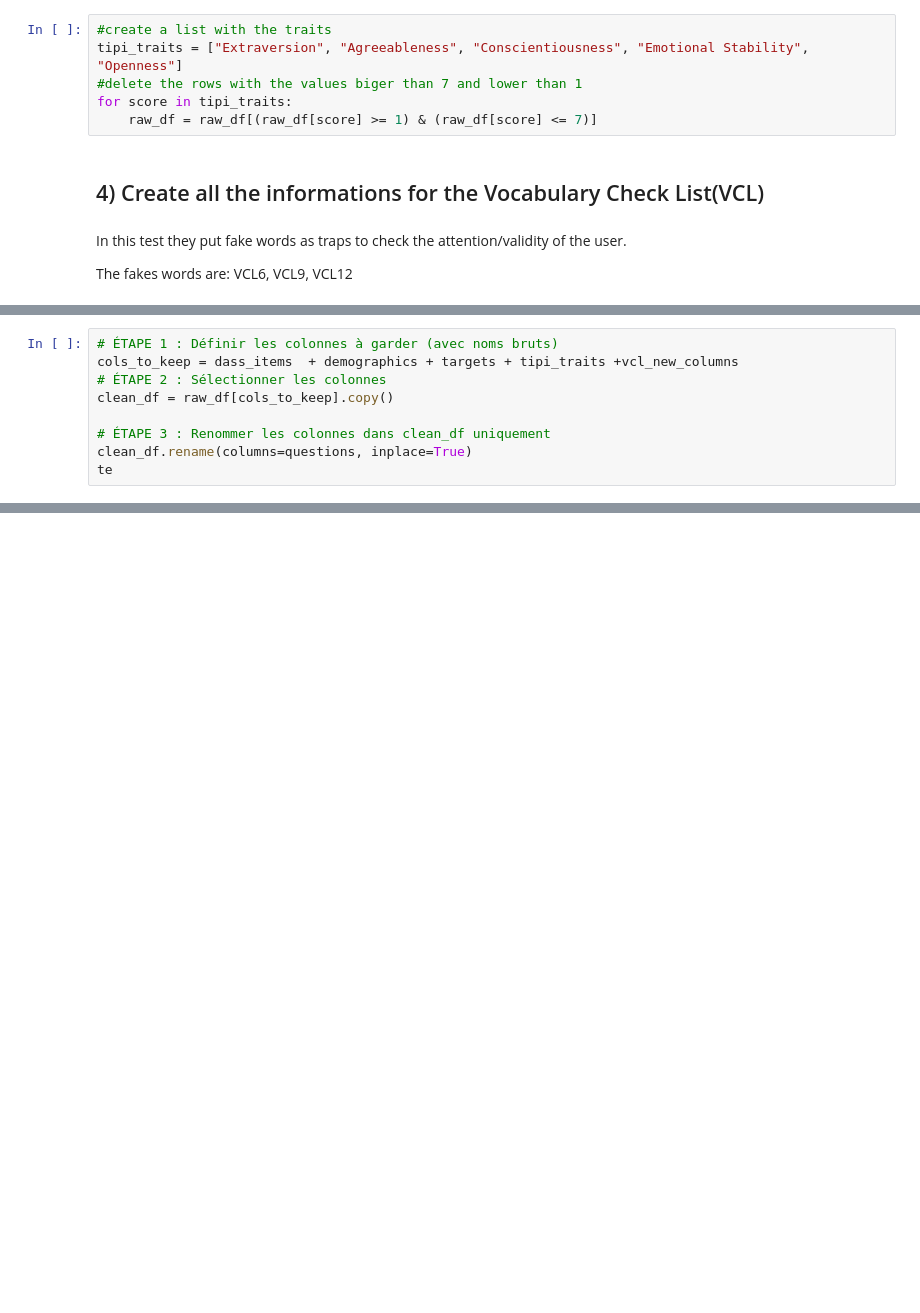
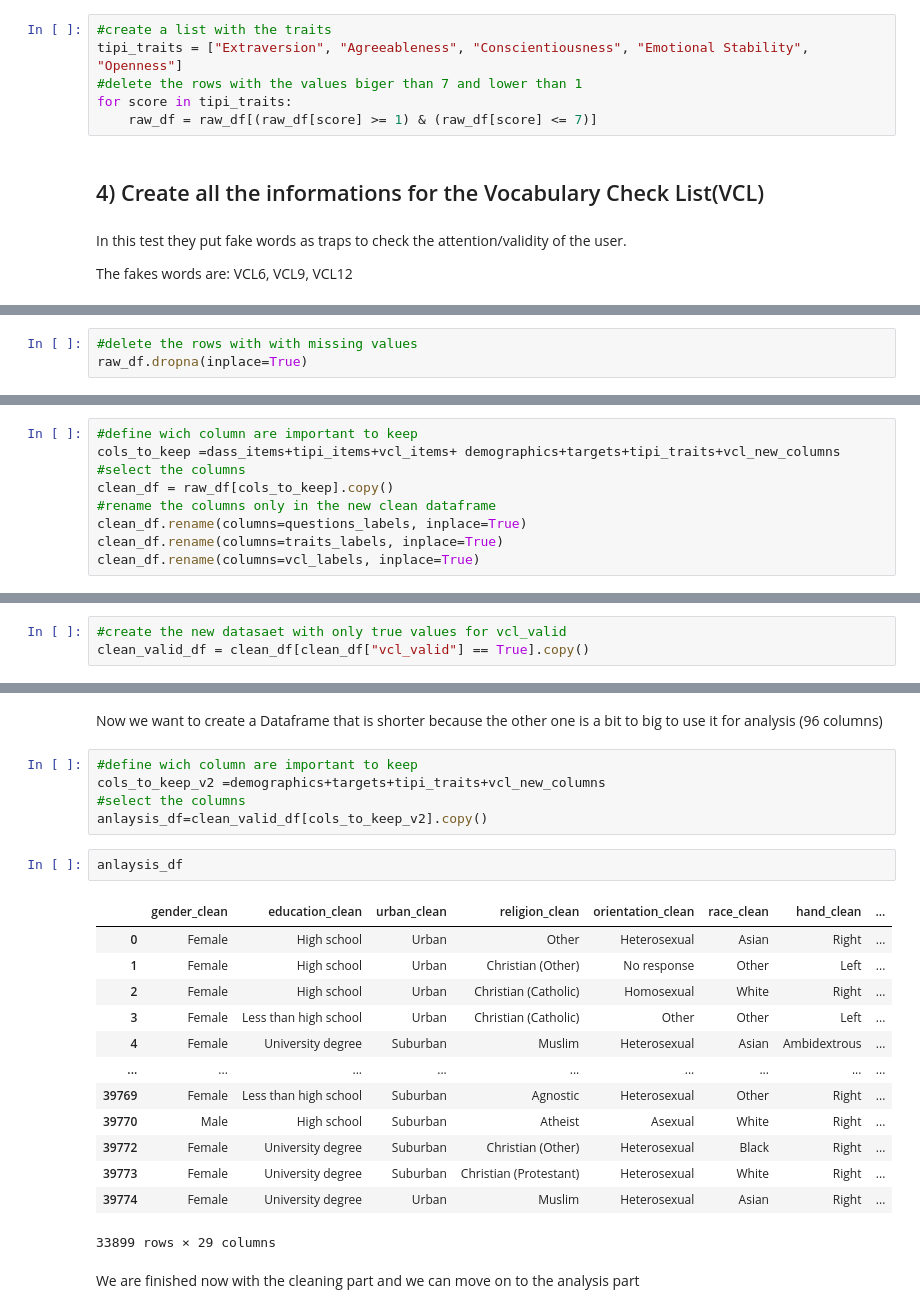
Before and after one commit to vrelvape/individual-project-mental-health, a Jupyter notebook: notebooks/01_exploration.ipynb, the cells around one changed output, grey strips where cells are left out. Drawn from its saved outputs; the diff is of its cells as text; blank space fills up the shorter version.

```diff
--- a/notebooks/01_exploration.ipynb
+++ b/notebooks/01_exploration.ipynb
@@ -445 +500,4 @@ vcl_new_columns=["vcl_valid","vcl_invalid","vcl_score"]
+# %%
+#delete the rows with with missing values
+raw_df.dropna(inplace=True)
 # %% [markdown]
@@ -449,12 +505,12 @@ cols_to_keep=dass_items+demographics+targets+tipi_items+vcl_items
 # %%
-# ÉTAPE 1 : Définir les colonnes à garder (avec noms bruts)
-cols_to_keep = dass_items  + demographics + targets + tipi_traits +vcl_new_columns
-# ÉTAPE 2 : Sélectionner les colonnes
+#define wich column are important to keep
+cols_to_keep =dass_items+tipi_items+vcl_items+ demographics+targets+tipi_traits+vcl_new_columns
+#select the columns
 clean_df = raw_df[cols_to_keep].copy()
-
-# ÉTAPE 3 : Renommer les colonnes dans clean_df uniquement
-clean_df.rename(columns=questions, inplace=True)
-te
+#rename the columns only in the new clean dataframe
+clean_df.rename(columns=questions_labels, inplace=True)
+clean_df.rename(columns=traits_labels, inplace=True)
+clean_df.rename(columns=vcl_labels, inplace=True)
 # %%
 clean_df
 # %% [output]
@@ -477,0 +536,3 @@ print(cols_to_keep)
+# %%
+#create the new datasaet with only true values for vcl_valid
+clean_valid_df = clean_df[clean_df["vcl_valid"] == True].copy()
@@ -477,0 +555,25 @@ print(cols_to_keep)
+# %% [markdown]
+Now we want to create a Dataframe that is shorter because the other one is a bit to big to use it for analysis (96 columns)
+# %%
+#define wich column are important to keep
+cols_to_keep_v2 =demographics+targets+tipi_traits+vcl_new_columns
+#select the columns
+anlaysis_df=clean_valid_df[cols_to_keep_v2].copy()
+# %%
+anlaysis_df
+# %% [output]
+|  | gender_clean | education_clean | urban_clean | religion_clean | orientation_clean | race_clean | hand_clean | ... |
+| 0 | Female | High school | Urban | Other | Heterosexual | Asian | Right | ... |
+| 1 | Female | High school | Urban | Christian (Other) | No response | Other | Left | ... |
+| 2 | Female | High school | Urban | Christian (Catholic) | Homosexual | White | Right | ... |
+| 3 | Female | Less than high school | Urban | Christian (Catholic) | Other | Other | Left | ... |
+| 4 | Female | University degree | Suburban | Muslim | Heterosexual | Asian | Ambidextrous | ... |
+| ... | ... | ... | ... | ... | ... | ... | ... | ... |
+| 39769 | Female | Less than high school | Suburban | Agnostic | Heterosexual | Other | Right | ... |
+| 39770 | Male | High school | Suburban | Atheist | Asexual | White | Right | ... |
+| 39772 | Female | University degree | Suburban | Christian (Other) | Heterosexual | Black | Right | ... |
+| 39773 | Female | University degree | Suburban | Christian (Protestant) | Heterosexual | White | Right | ... |
+| 39774 | Female | University degree | Urban | Muslim | Heterosexual | Asian | Right | ... |
+33899 rows × 29 columns
+# %% [markdown]
+We are finished now with the cleaning part and we can move on to the analysis part
```
Also changed, not shown: parts of 16 cells of this notebook.
